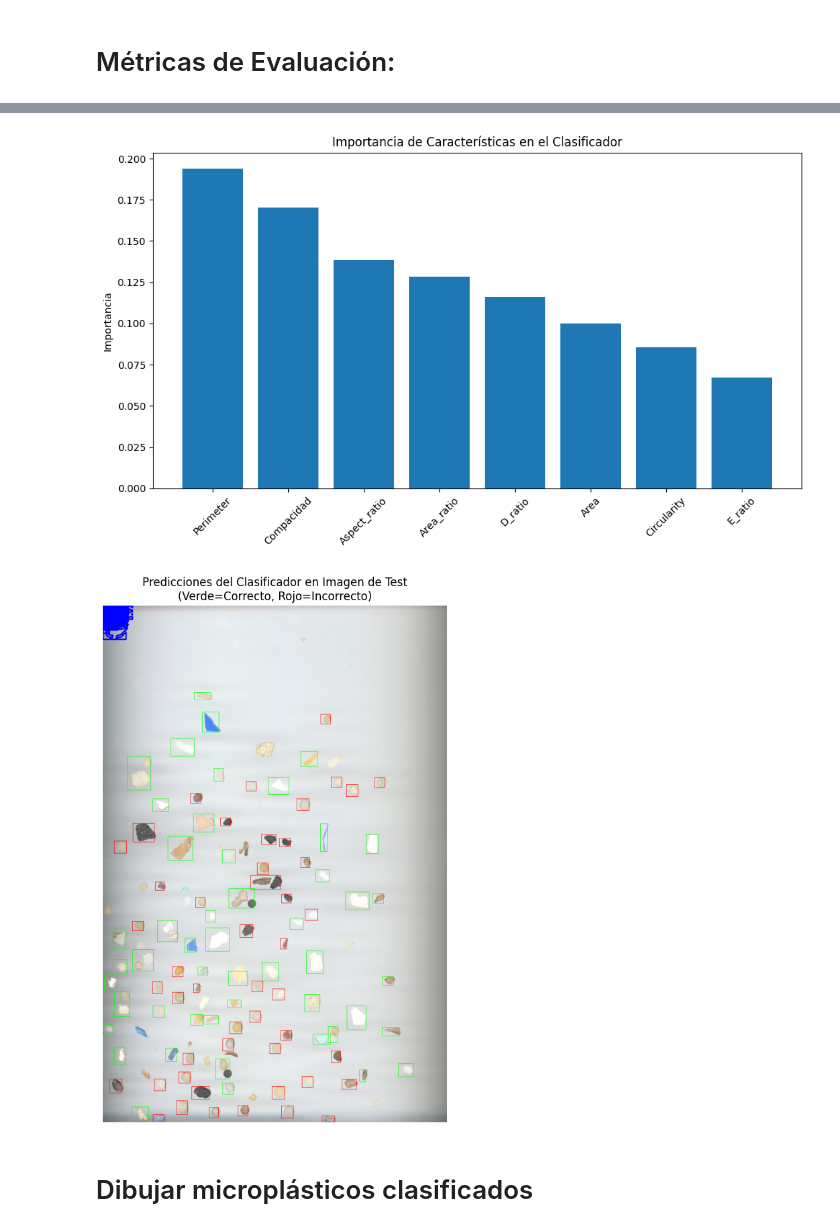
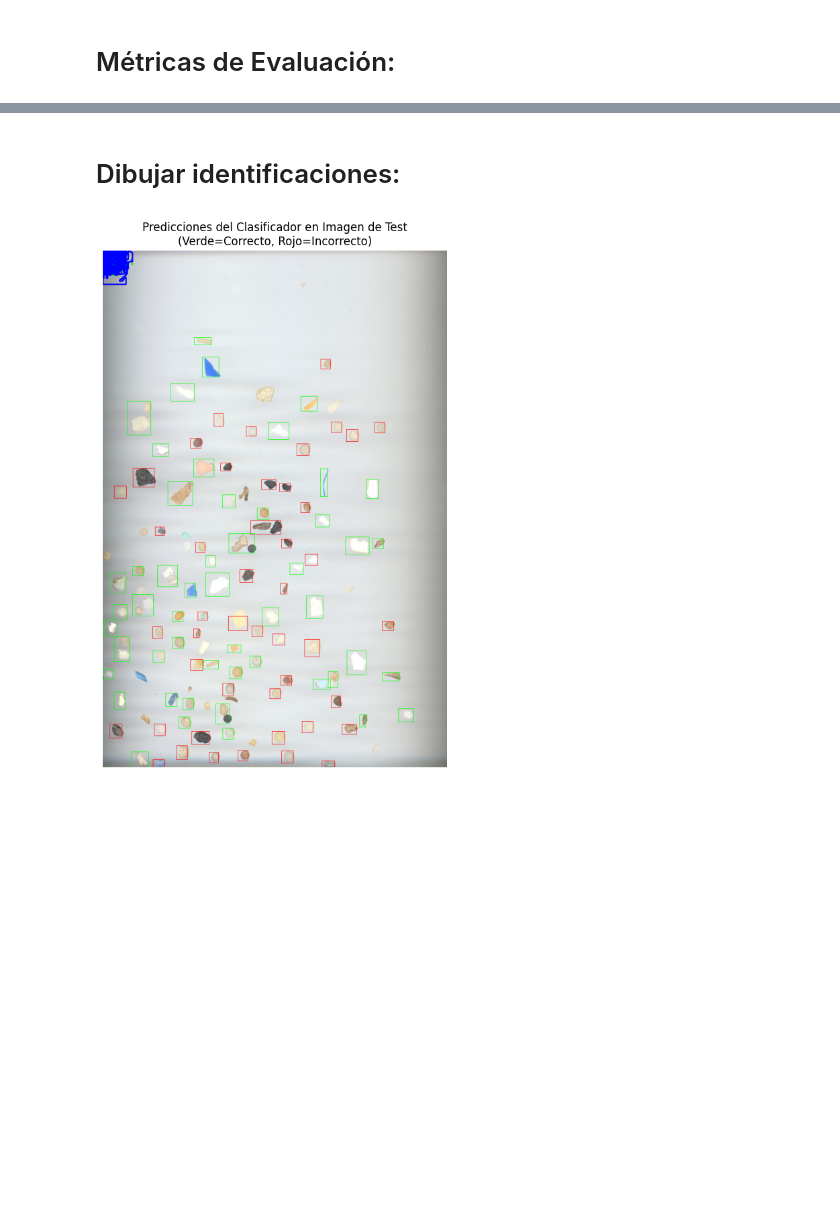
Before and after one commit to Javier-Castilla/VC-P3, a Jupyter notebook: Practica3.ipynb, the cells around one changed output, grey strips where cells are left out. Saved outputs shown, nothing was run; the diff lists cells and outputs as text; code cells hidden in the pictures; blank space fills up the shorter version.

```diff
--- a/Practica3.ipynb
+++ b/Practica3.ipynb
@@ -357,7 +415,9 @@ for label_name,label_image_path in training_images.items():
 
     #current_training_image = thresholds_and_image_manipulation(current_training_image)
     #current_contours, _ = cv2.findContours(current_training_image)
-    current_contours = extract_contours_from_image(current_training_image)
+
+    #current_contours = extract_contours_from_image(current_training_image)
+    current_contours = extract_contour_segment_by_color_and_shape(current_training_image, True)
     print(f"Contornos detectados de la imagen de {label_name}: {len(current_contours)}")
 
     for contour in current_contours:
@@ -436,7 +499,8 @@ for id_x, row in test_annotations_df.iterrows():
     label = row["label"]
 
     region = extract_region_from_bounding_box(test_image, x_min, y_min, x_max, y_max)
-    current_contours = extract_contours_from_image(region)
+    #current_contours = extract_contours_from_image(region)
+    current_contours = extract_contour_segment_by_color_and_shape(region, False)
 
     for contour in current_contours:
         current_features = geometric_features(contour)
@@ -510,37 +574,21 @@ Matriz de confusión:
+# %% [markdown]
+# Dibujar identificaciones:
 # %%
-# Importancia de características
-plt.figure(figsize=(10, 6))
-feature_importance = clf.feature_importances_
-indices = np.argsort(feature_importance)[::-1]
-plt.bar(range(len(feature_importance)), feature_importance[indices])
-plt.xticks(range(len(feature_importance)), [feature_names[i] for i in indices], rotation=45)
-plt.ylabel('Importancia')
-plt.title('Importancia de Características en el Clasificador')
-plt.tight_layout()
-plt.show()
-
-# Visualizar predicciones en la imagen de test
 image_viz = test_image
 colors = {class_name: labels[class_name] for class_name in clf.classes_}
 
-# Dibujar contornos con sus predicciones
 for contour, pred in zip(test_countours, y_pred):
     color = colors[pred]
     cv2.drawContours(image_viz, [contour], 0, color, 2)
 
-# Dibujar también los bounding boxes
 for (x_min, y_min, x_max, y_max), true_label, pred_label in zip(bounding_boxes, y_true, y_pred):
-    # Verde si es correcto, rojo si es incorrecto
     color = (0, 255, 0) if true_label == pred_label else (0, 0, 255)
     cv2.rectangle(image_viz, (x_min, y_min), (x_max, y_max), color, 1)
 
 plt.figure(figsize=(15, 10))
 plt.imshow(cv2.cvtColor(image_viz, cv2.COLOR_BGR2RGB))
 plt.title('Predicciones del Clasificador en Imagen de Test\n(Verde=Correcto, Rojo=Incorrecto)')
 plt.axis('off')
 plt.show()
 # %% [output]
-[figure, old version]
+[figure, new version]
-[figure, removed]
-# %% [markdown]
-# Dibujar microplásticos clasificados
```
Also changed, not shown: parts of 4 cells of this notebook.
